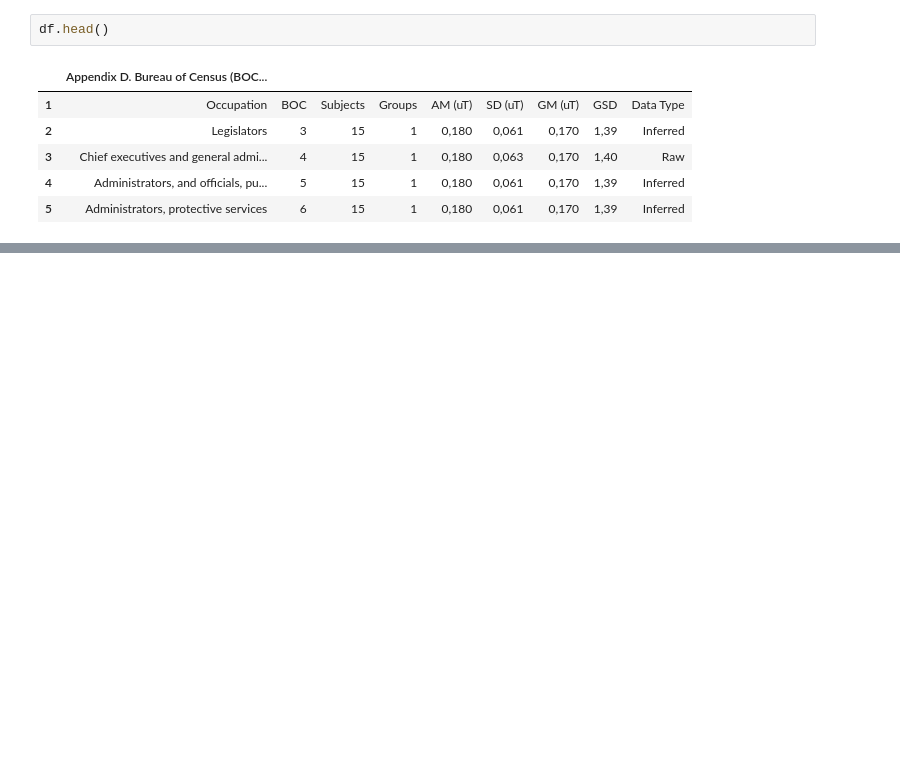
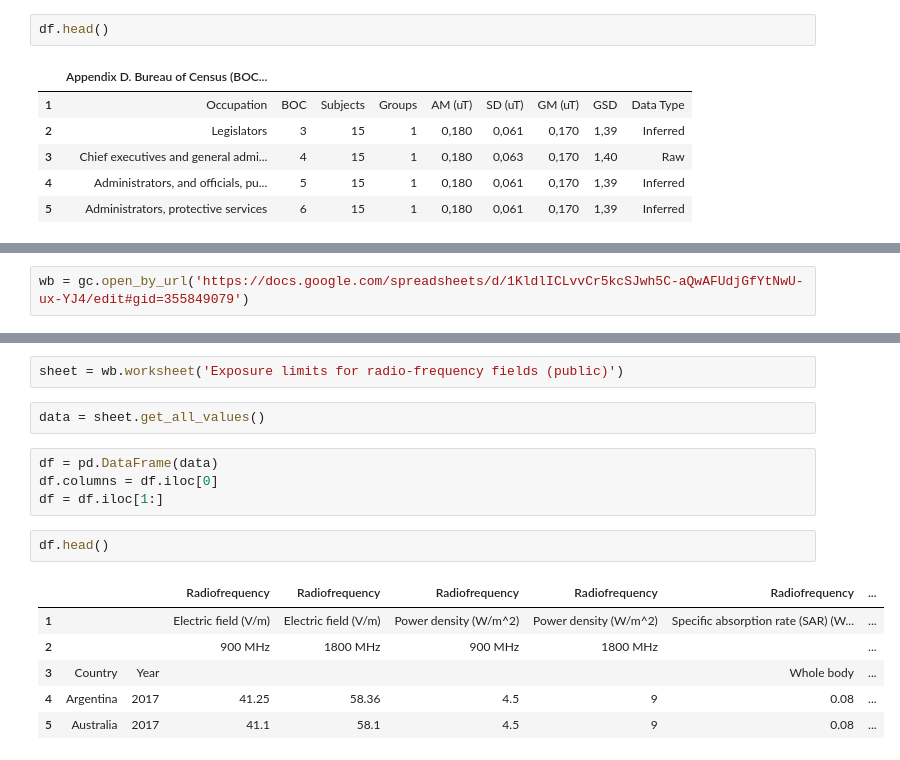
Before and after one commit to BilitisPrudhomme/BilitisPrudhomme, a Jupyter notebook: EMF_exposure_project.ipynb, the cells around one changed output, grey strips where cells are left out. Cells and saved outputs as stored; diff of their text form; blank space fills up the shorter version.

```diff
--- a/EMF_exposure_project.ipynb
+++ b/EMF_exposure_project.ipynb
@@ -115,0 +214,2 @@ Première Manipulation avec le jeux de données
+# %%
+wb = gc.open_by_url('https://docs.google.com/spreadsheets/d/1KldlICLvvCr5kcSJwh5C-aQwAFUdjGfYtNwU-ux-YJ4/edit#gid=355849079')
@@ -115,0 +279,17 @@ Première Manipulation avec le jeux de données
+# %%
+sheet = wb.worksheet('Exposure limits for radio-frequency fields (public)')
+# %%
+data = sheet.get_all_values()
+# %%
+df = pd.DataFrame(data)
+df.columns = df.iloc[0]
+df = df.iloc[1:]
+# %%
+df.head()
+# %% [output]
+|  |  |  | Radiofrequency | Radiofrequency | Radiofrequency | Radiofrequency | Radiofrequency | ... |
+| 1 |  |  | Electric field (V/m) | Electric field (V/m) | Power density (W/m^2) | Power density (W/m^2) | Specific absorption rate (SAR) (W... | ... |
+| 2 |  |  | 900 MHz | 1800 MHz | 900 MHz | 1800 MHz |  | ... |
+| 3 | Country | Year |  |  |  |  | Whole body | ... |
+| 4 | Argentina | 2017 | 41.25 | 58.36 | 4.5 | 9 | 0.08 | ... |
+| 5 | Australia | 2017 | 41.1 | 58.1 | 4.5 | 9 | 0.08 | ... |
```
Also changed, not shown: parts of 38 cells of this notebook.
